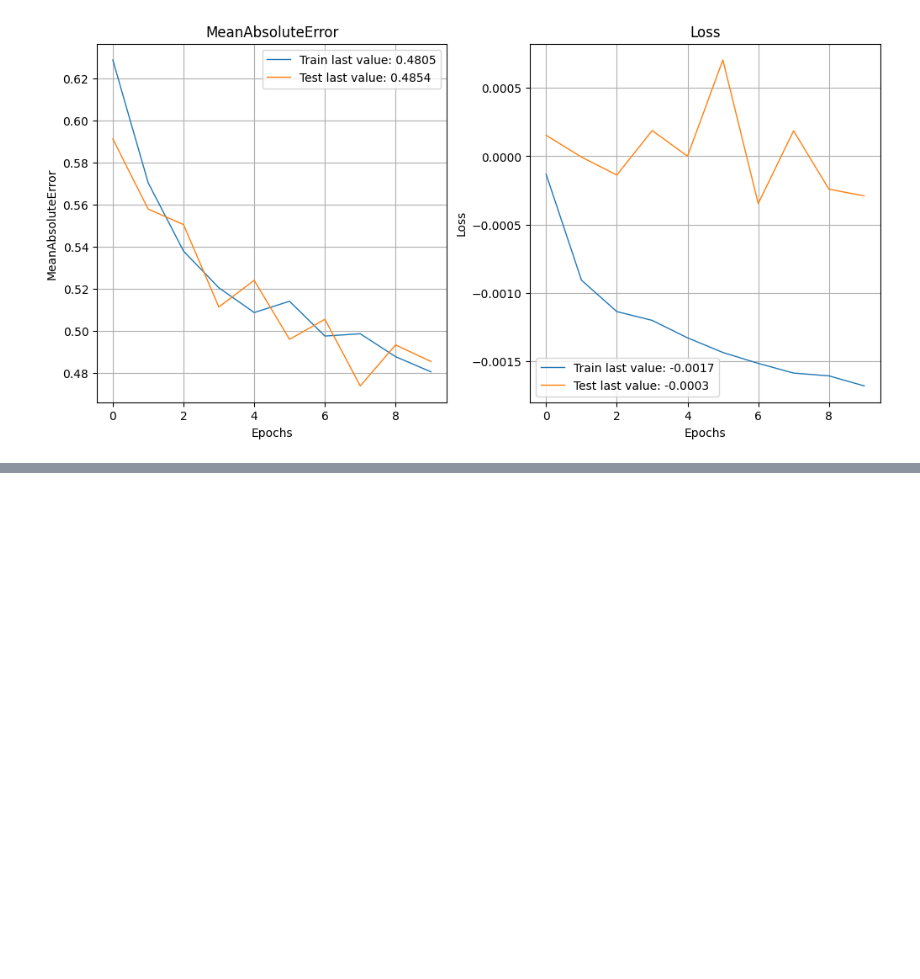
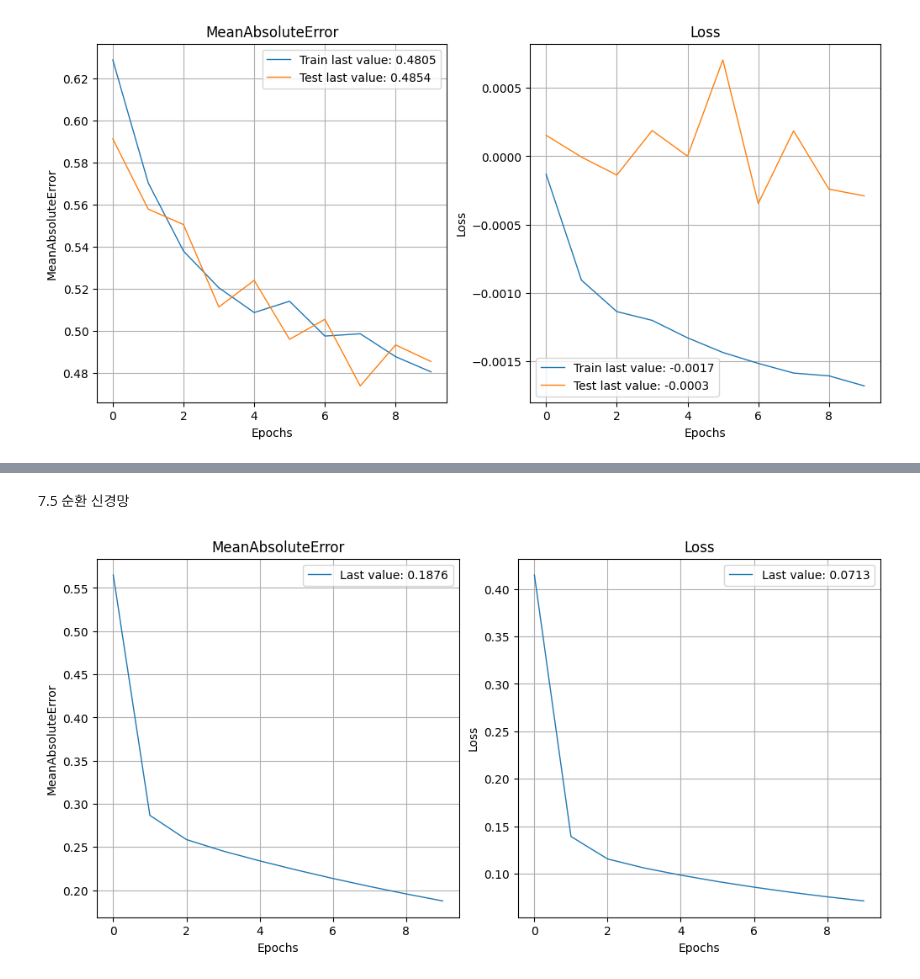
Before and after one commit to nomorebye/coding, a Jupyter notebook: ai3/chap7.ipynb, the cells around one changed output, grey strips where cells are left out. Drawn from its saved outputs; the diff is of its cells as text; code cells hidden in the pictures; blank space fills up the shorter version.

```diff
--- a/ai3/chap7.ipynb
+++ b/ai3/chap7.ipynb
@@ -256,0 +248,2 @@ print(f'Hit Ratio: {hitratio}')
+# %% [markdown]
+7.5 순환 신경망
@@ -256,0 +267,44 @@ print(f'Hit Ratio: {hitratio}')
+# %%
+data_rnn = data_ml[data_ml['stock_id'].isin(stock_ids_short)]
+training_sample_rnn = data_rnn[data_rnn['date']<separation_date]
+testing_sample_rnn = data_rnn[data_rnn['date']>separation_date]
+
+nb_stocks = len(stock_ids_short)
+nb_feats = len(features)
+nb_dates_train = training_sample_rnn.shape[0] // nb_stocks
+nb_dates_test = testing_sample_rnn.shape[0] // nb_stocks
+
+nn_train_features = training_sample_rnn[features].values
+nn_test_features = testing_sample_rnn[features].values
+nn_train_labels = training_sample_rnn['R1M_Usd'].values
+nn_test_labels = testing_sample_rnn['R1M_Usd'].values
+# %%
+# 데이터 변환: nn_train_features를 (nb_dates_train, nb_stocks, nb_feats) 형식으로 재구성
+train_features_rnn = np.reshape(nn_train_features, (nb_dates_train, nb_stocks, nb_feats))
+test_features_rnn = np.reshape(nn_test_features, (nb_dates_test, nb_stocks, nb_feats))
+
+# GRU에 맞게 배치 차원으로 변환: (nb_stocks, nb_dates_train, nb_feats)
+train_features_rnn = train_features_rnn.transpose(1, 0, 2)  #
+test_features_rnn = test_features_rnn.transpose(1, 0, 2)  #
+
+# 레이블도 동일한 형식으로 변환
+train_labels_rnn = np.reshape(nn_train_labels, (nb_stocks, nb_dates_train, 1))
+test_labels_rnn = np.reshape(nn_test_labels, (nb_stocks, nb_dates_test, 1))
+# %%
+model_RNN = keras.Sequential()
+model_RNN.add(layers.GRU(16, input_shape= (nb_dates_train, nb_feats),
+                         activation='tanh',
+                         return_sequences=True))
+model_RNN.add(layers.Dense(1))
+model_RNN.compile(optimizer='RMSprop', #손실 = 이차
+                  loss='mse', # 역전파
+                  metrics=['MeanAbsoluteError'])
+# %%
+fit_RNN = model_RNN.fit(train_features_rnn,
+                        train_labels_rnn,
+                        epochs = 10,
+                        batch_size = nb_stocks,
+                        verbose=False)
+show_history(fit_RNN)
+# %% [output]
+[figure, added]
```
Also changed, not shown: parts of 15 cells of this notebook.
